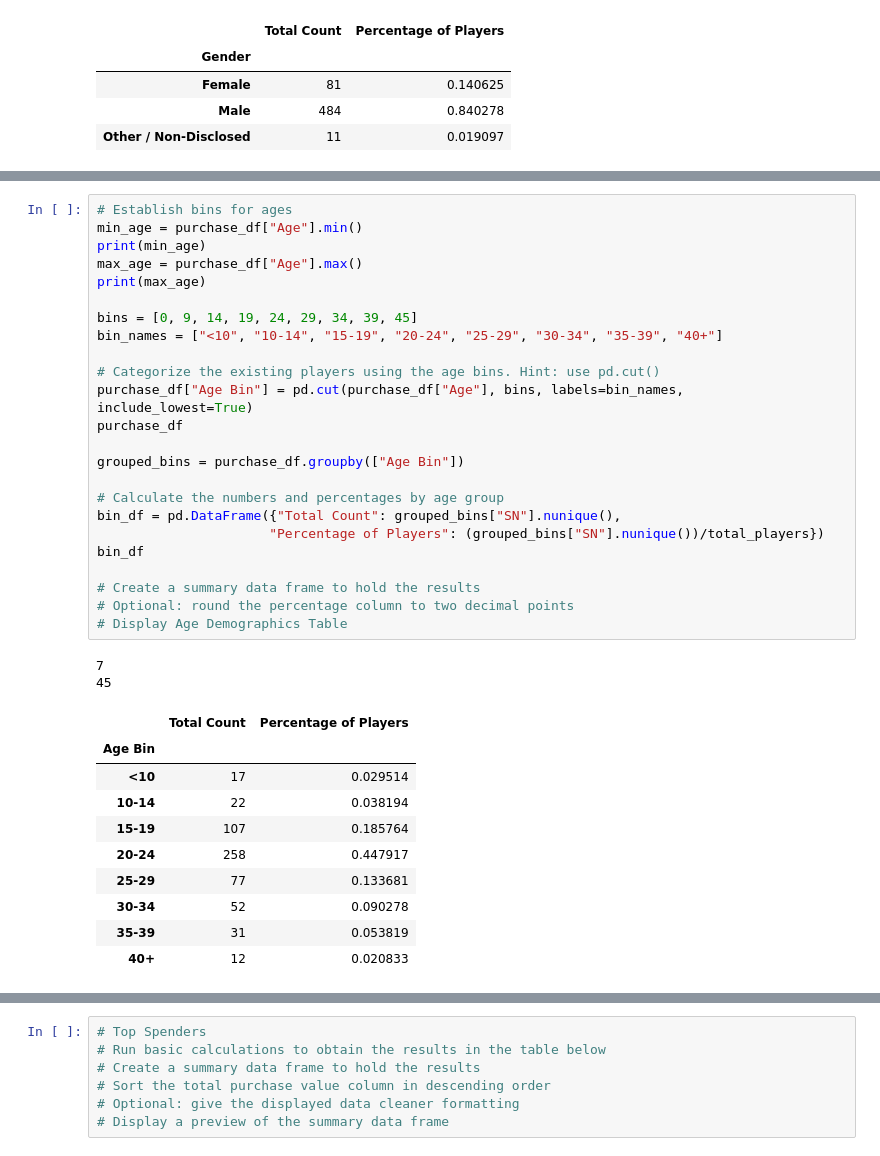
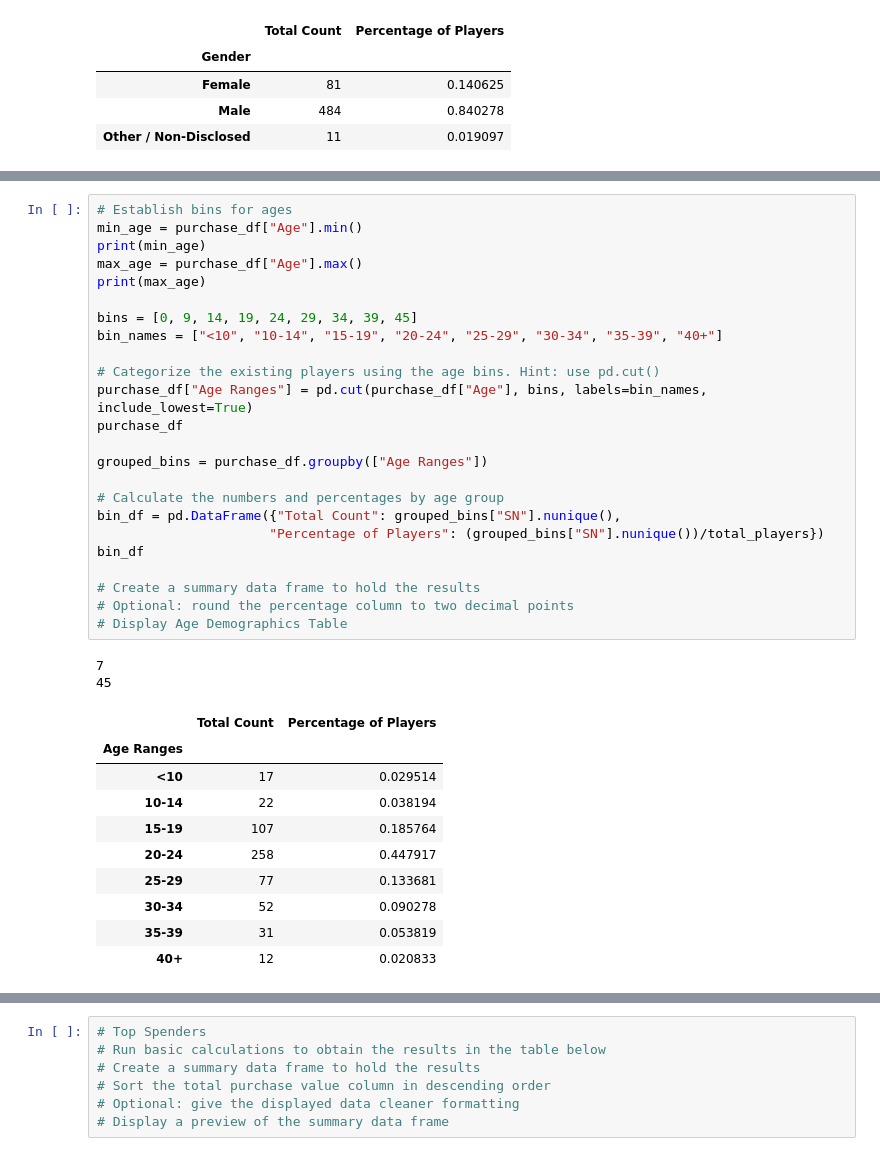
Before and after one commit to corriethomas/Pandas-Challenge, a Jupyter notebook: HeroesOfPymoli/Heroes_Notebook-Copy1.ipynb, the cells around one changed output, grey strips where cells are left out. Drawn from its saved outputs; the diff is of its cells as text.

```diff
--- a/HeroesOfPymoli/Heroes_Notebook-Copy1.ipynb
+++ b/HeroesOfPymoli/Heroes_Notebook-Copy1.ipynb
@@ -89,32 +89,32 @@ gender_purchase_analysis_df
 # %%
 # Establish bins for ages
 min_age = purchase_df["Age"].min()
 print(min_age)
 max_age = purchase_df["Age"].max()
 print(max_age)
 
 bins = [0, 9, 14, 19, 24, 29, 34, 39, 45]
 bin_names = ["<10", "10-14", "15-19", "20-24", "25-29", "30-34", "35-39", "40+"]
 
 # Categorize the existing players using the age bins. Hint: use pd.cut()
-purchase_df["Age Bin"] = pd.cut(purchase_df["Age"], bins, labels=bin_names, include_lowest=True)
+purchase_df["Age Ranges"] = pd.cut(purchase_df["Age"], bins, labels=bin_names, include_lowest=True)
 purchase_df
 
-grouped_bins = purchase_df.groupby(["Age Bin"])
+grouped_bins = purchase_df.groupby(["Age Ranges"])
 
 # Calculate the numbers and percentages by age group
 bin_df = pd.DataFrame({"Total Count": grouped_bins["SN"].nunique(),
                       "Percentage of Players": (grouped_bins["SN"].nunique())/total_players})
 bin_df
 
 # Create a summary data frame to hold the results
 # Optional: round the percentage column to two decimal points
 # Display Age Demographics Table
 # %% [output]
 7
 45
 |  | Total Count | Percentage of Players |
-| Age Bin |  |  |
+| Age Ranges |  |  |
 | <10 | 17 | 0.029514 |
 | 10-14 | 22 | 0.038194 |
 | 15-19 | 107 | 0.185764 |
```
Also changed, not shown: parts of 1 cell of this notebook, 1 other file.
